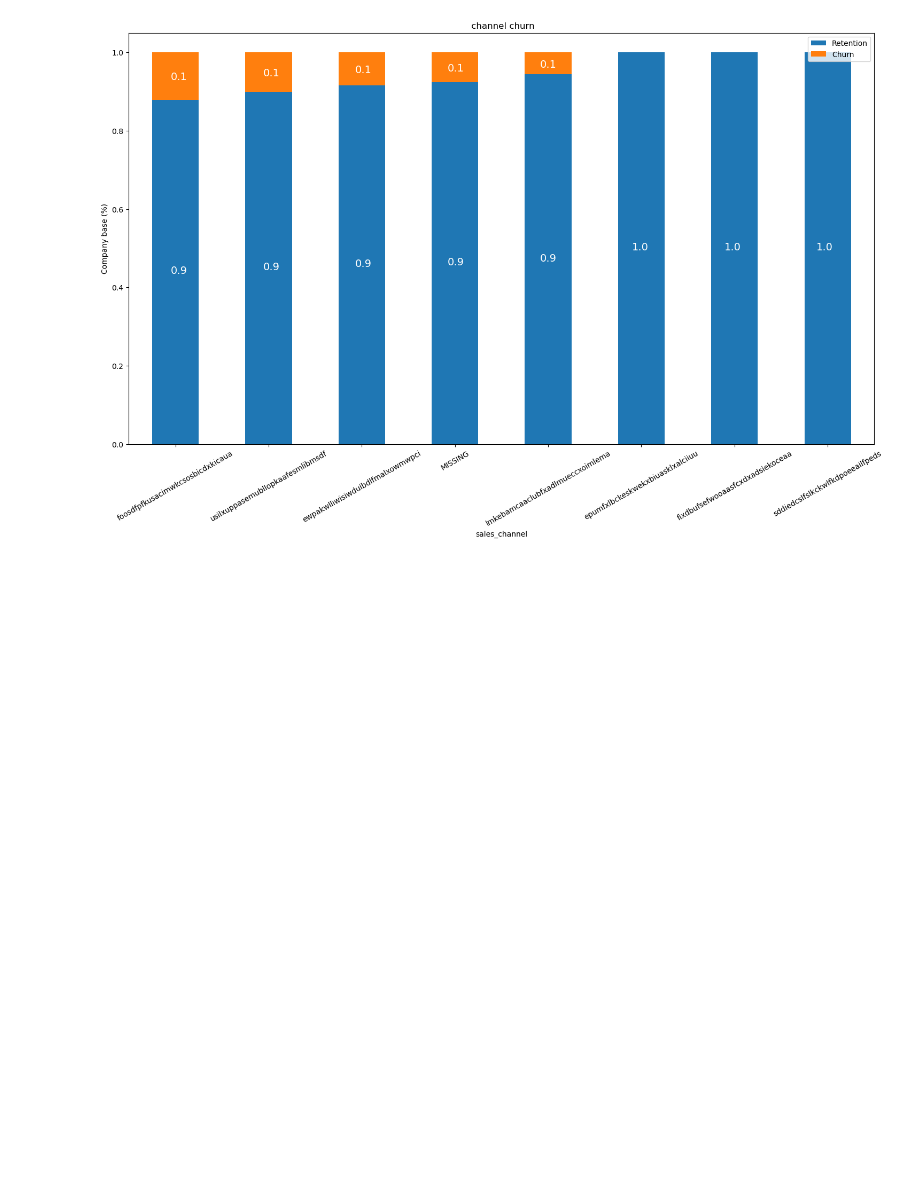
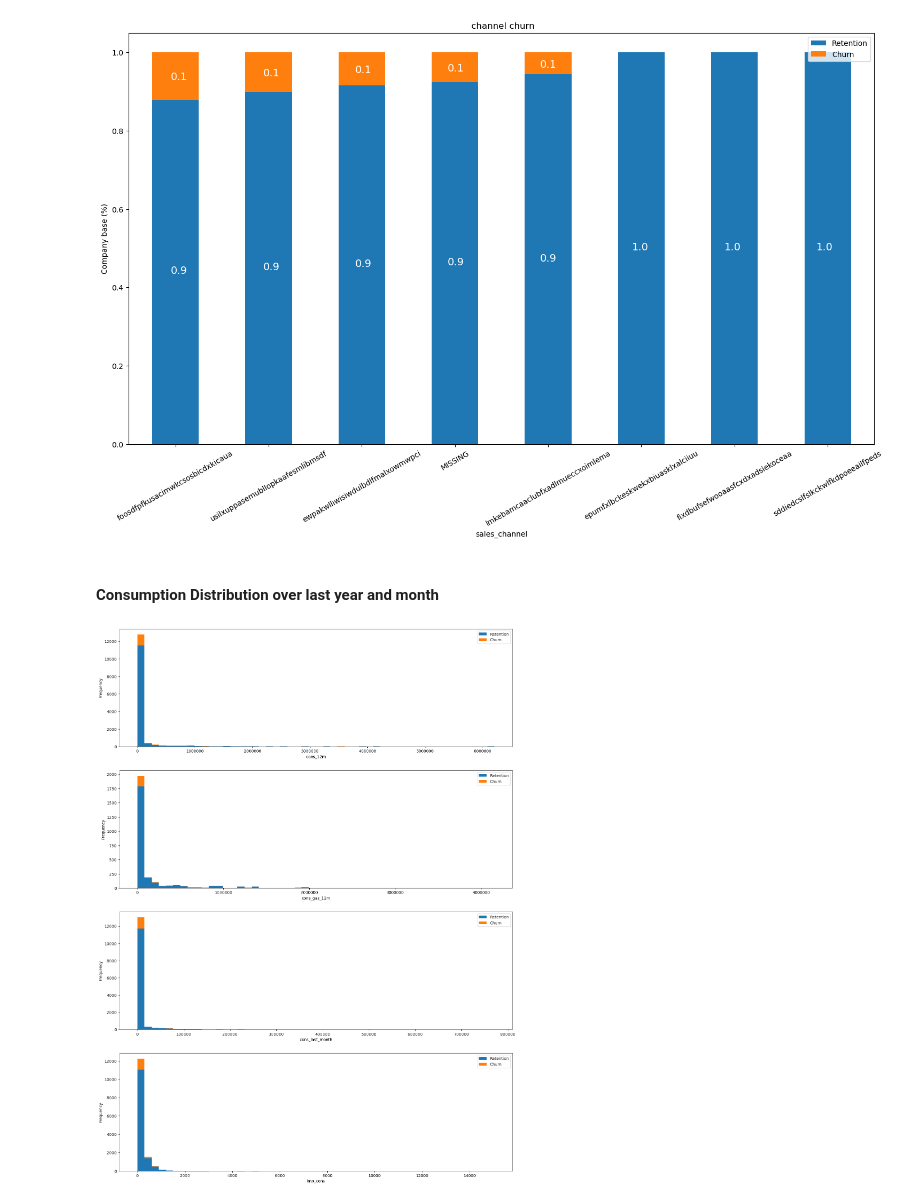
Before and after one commit to MarwanSaad/BCG-Virtual-Internship, a Jupyter notebook: EDA.ipynb, the cells around one changed output. Cells and saved outputs as stored; diff of their text form; code cells hidden in the pictures; blank space fills up the shorter version.

```diff
--- a/EDA.ipynb
+++ b/EDA.ipynb
@@ -5,3 +11,3 @@ import seaborn as sns
 # %%
-client_df = pd.read_csv('client_data.csv')
-price_df = pd.read_csv('price_data.csv')
+client_df = pd.read_csv('Data/client_data.csv')
+price_df = pd.read_csv('Data/price_data.csv')
@@ -182,3 +192,30 @@ channel_churn_percentage
 plot_stacked_bars(channel_churn_percentage, " channel churn", rot_=30)
 # %% [output]
 [figure]
+# %% [markdown]
+#### Consumption Distribution over last year and month
+# %%
+consumption = client_df[['id', 'cons_12m', 'cons_gas_12m', 'cons_last_month', 'imp_cons', 'has_gas', 'churn']]
+# %%
+def plot_distribution(dataframe, column, ax, bins_=50):
+    """
+    Plot variable distribution in a stacked histogram of churned or retained company
+    """
+    # Create a  dataframe with the data to be plot
+    temp = pd.DataFrame({"Retention": dataframe[dataframe["churn"]==0][column],
+    "Churn":dataframe[dataframe["churn"]==1][column]})
+    # Plot the histogram
+    temp[["Retention","Churn"]].plot(kind='hist', bins=bins_, ax=ax, stacked=True)
+    # X-axis label
+    ax.set_xlabel(column)
+    # Change the x-axis to plain style
+    ax.ticklabel_format(style='plain', axis='x')
+# %%
+fig, axs = plt.subplots(nrows=4, figsize=(18, 25))
+
+plot_distribution(consumption, 'cons_12m', axs[0])
+plot_distribution(consumption[consumption['has_gas'] == 't'], 'cons_gas_12m', axs[1])
+plot_distribution(consumption, 'cons_last_month', axs[2])
+plot_distribution(consumption, 'imp_cons', axs[3])
+# %% [output]
+[figure, added]
```
Also changed, not shown: parts of 15 cells of this notebook.
